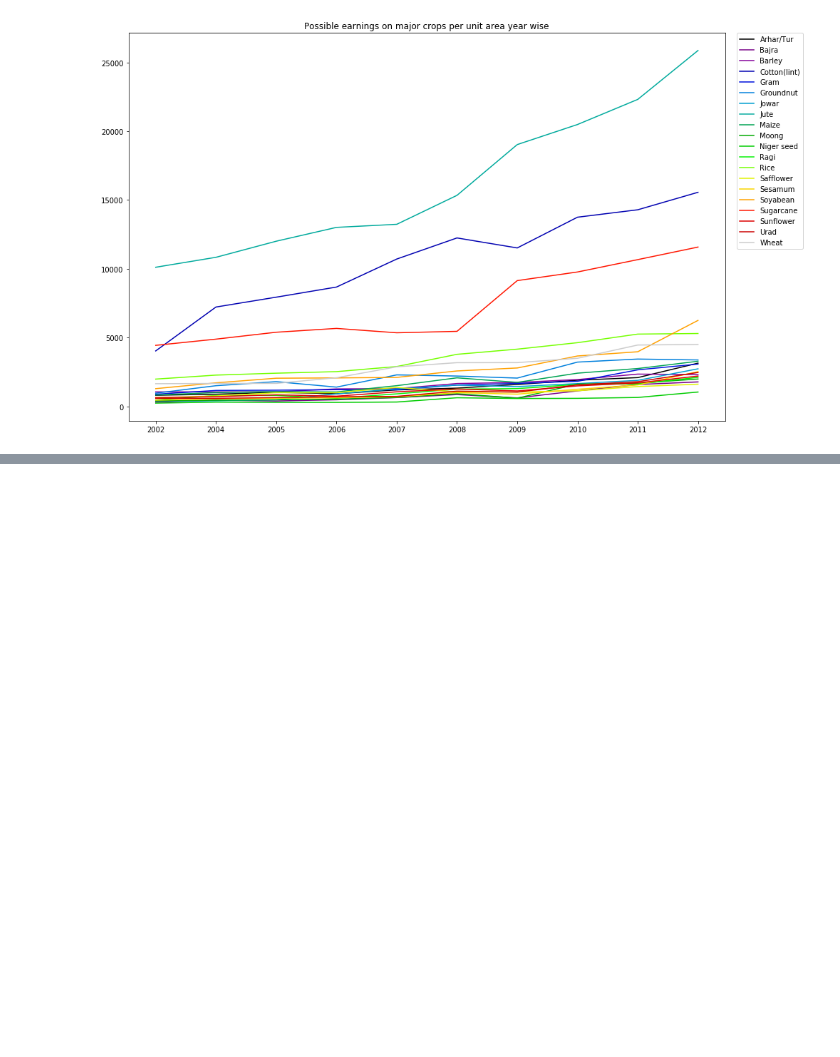
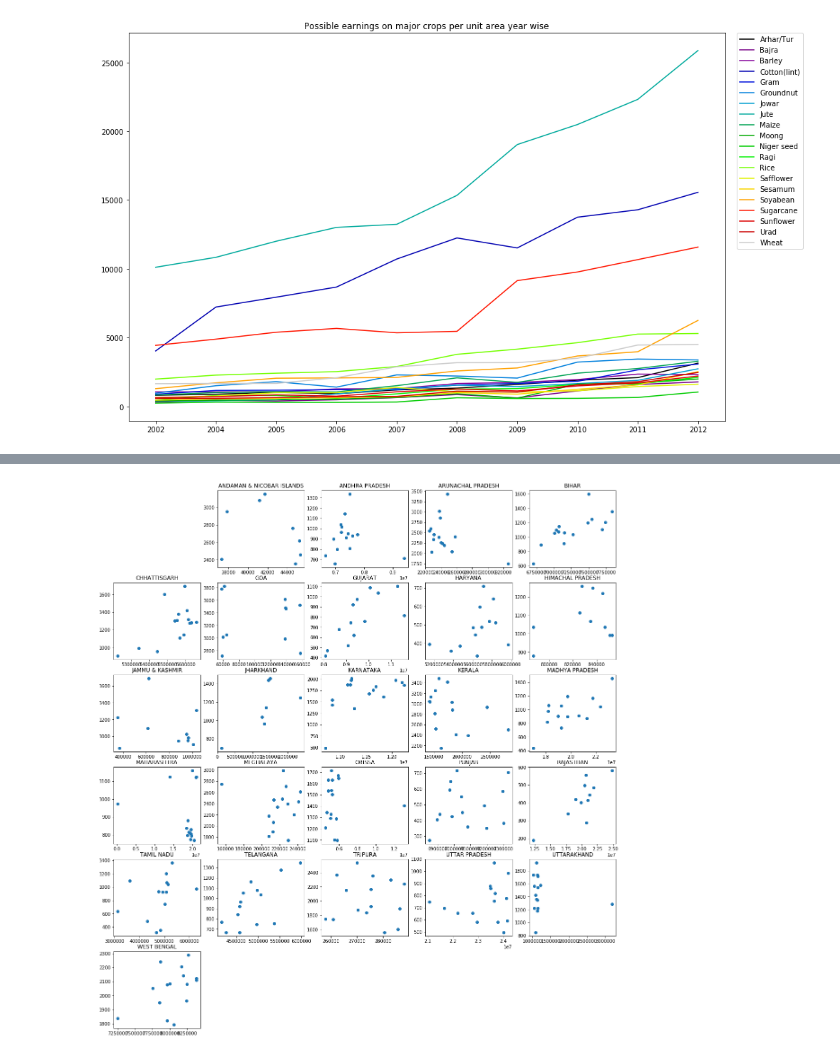
Before and after one commit to nitinvbharti/Agriculture_Analysis, a Jupyter notebook: Agro_analysis.ipynb, the cells around one changed output, grey strips where cells are left out. Saved outputs shown, nothing was run; the diff lists cells and outputs as text; code cells hidden in the pictures; blank space fills up the shorter version.

```diff
--- a/Agro_analysis.ipynb
+++ b/Agro_analysis.ipynb
@@ -418,0 +529,15 @@ mplot.show()
+# %%
+area_rainfall = pd.merge(area_temp.rename(columns={"State_Name": "STATES", "Crop_Year": "YEAR"}),temp_rain,how='inner')
+area_rainfall.head()
+ct = 1
+fig = mplot.figure(figsize=(20,22))
+for i in area_rainfall.STATES.unique():
+    tp= area_rainfall[area_rainfall.STATES==i]
+    tp=tp.iloc[:,2:]
+    ct+=1
+    mplot.subplot(6,5,ct)
+    mplot.scatter(tp.iloc[:,0],tp.iloc[:,2])
+    mplot.title(i)
+mplot.show()
+# %% [output]
+[figure, added]
```
Also changed, not shown: parts of 15 cells of this notebook.
